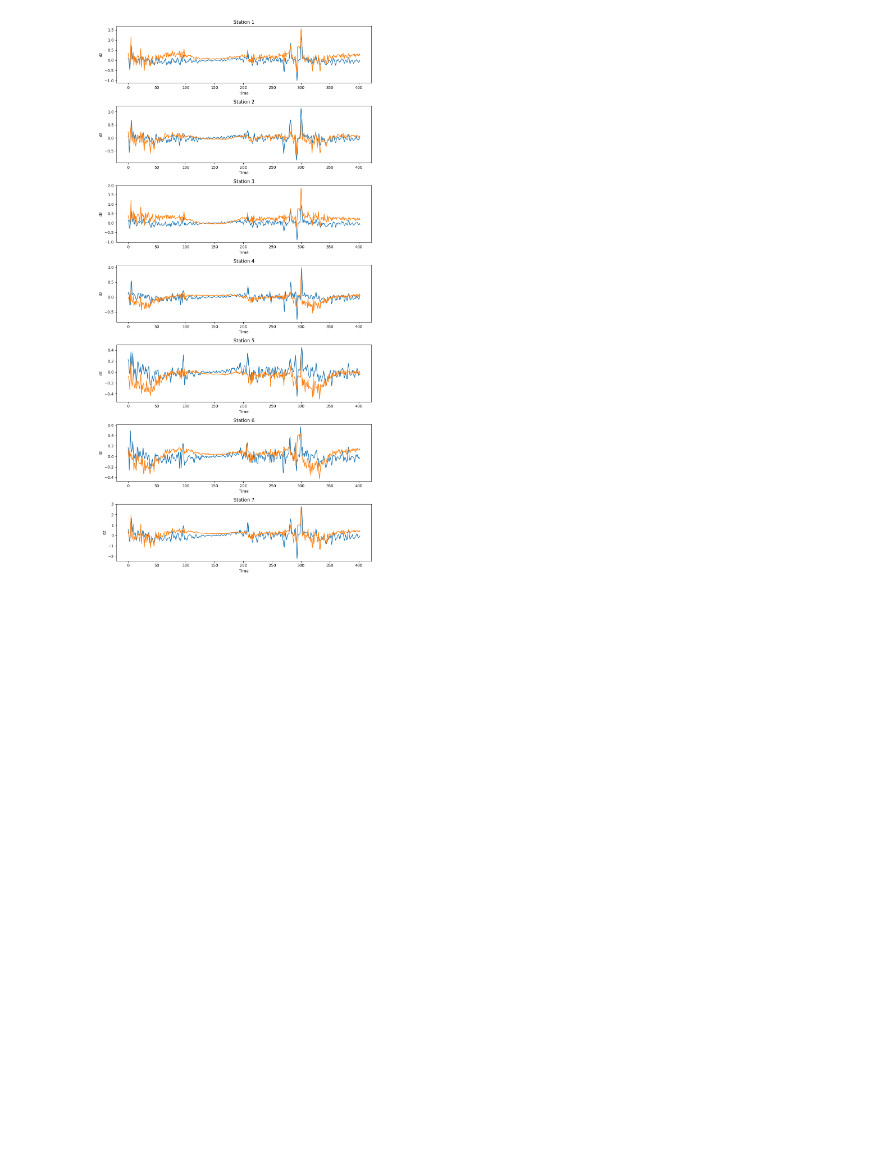
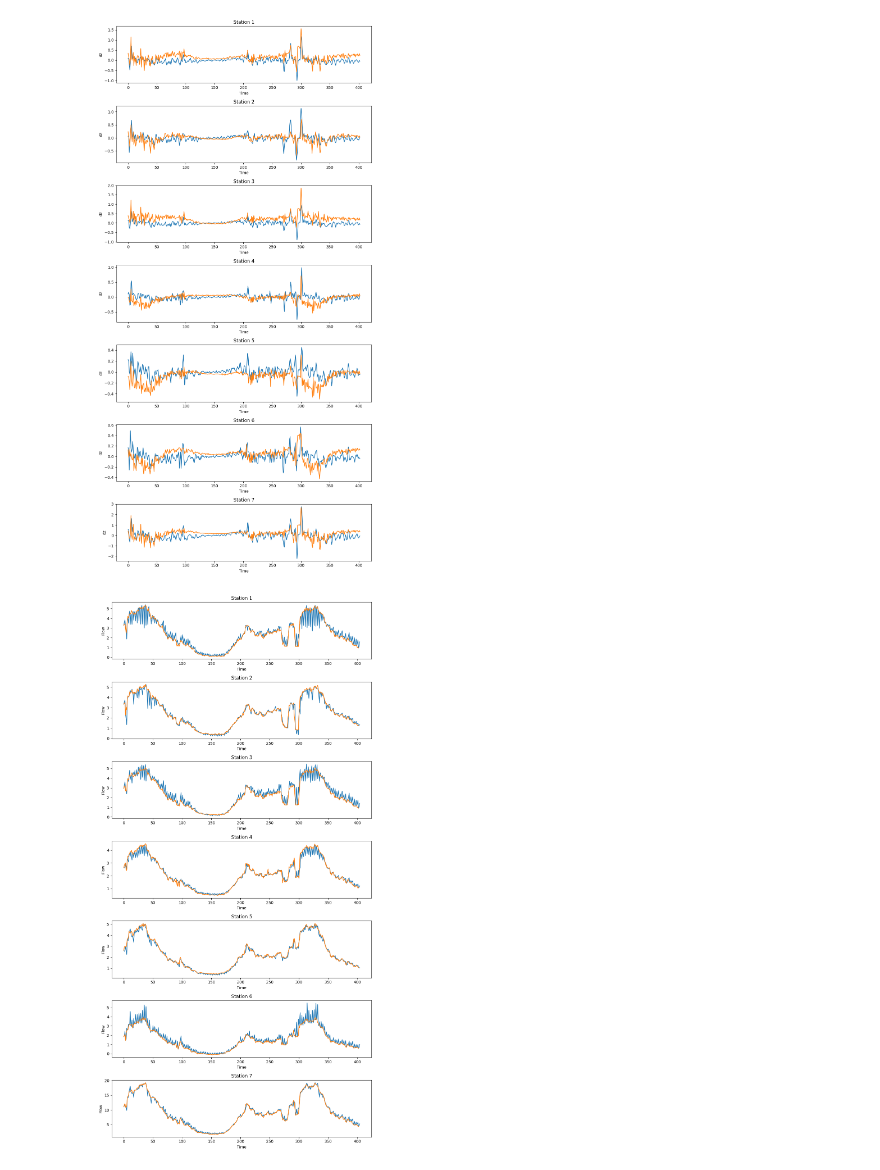
Before and after one commit to wzh96/Traffic_Network_Flow_Dynamics, a Jupyter notebook: Result_visualization.ipynb, the cells around one changed output. Saved outputs shown, nothing was run; the diff lists cells and outputs as text; code cells hidden in the pictures; blank space fills up the shorter version.

```diff
--- a/Result_visualization.ipynb
+++ b/Result_visualization.ipynb
@@ -76,16 +76,37 @@ plt.show()
 [figure]
 # %%
 #Simulate data with discovered governing equations
-total_sim_timestep = 10
+total_sim_timestep = 405
+total_pred_step = 3
 s = (total_sim_timestep, 7)
 sim_result = np.zeros(s)
 # %%
 from sindy_utils import sindy_library
 # %%
-z_init = z[5,:].reshape(1,-1)
-for s in range(total_sim_timestep):
-    Theta_curr = sindy_library(z_init,2,False)
-    dz_curr = np.matmul(Theta_curr,sindy_coeff)
-    z_new = z_init + dz_curr
-    sim_result[s,:] = z_init
-    z_init = np.array(z_new)
+for t in range(0,total_sim_timestep,total_pred_step):
+    z_init = z[t,:].reshape(1,-1)
+    for s in range(total_pred_step):
+        Theta_curr = sindy_library(z_init,2,False)
+        dz_curr = np.matmul(Theta_curr,sindy_coeff)
+        z_new = z_init + dz_curr
+        sim_result[t+s,:] = z_init
+        z_init = np.array(z_new)
+# %%
+fig, axs = plt.subplots(nrows=X_ori.shape[1], ncols=1, figsize=(10, 20))
+
+# Plot each column in a separate subplot
+for i in range(X_ori.shape[1]):
+    axs[i].plot(sim_result[:, i])
+    axs[i].plot(z[:,i])
+
+# Add titles and axis labels to the subplots
+for i, ax in enumerate(axs):
+    ax.set_title(f'Station {i+1}')
+    ax.set_xlabel('Time')
+    ax.set_ylabel('Flow')
+
+# Show the figure
+plt.tight_layout()
+plt.show()
+# %% [output]
+[figure, added]
```
